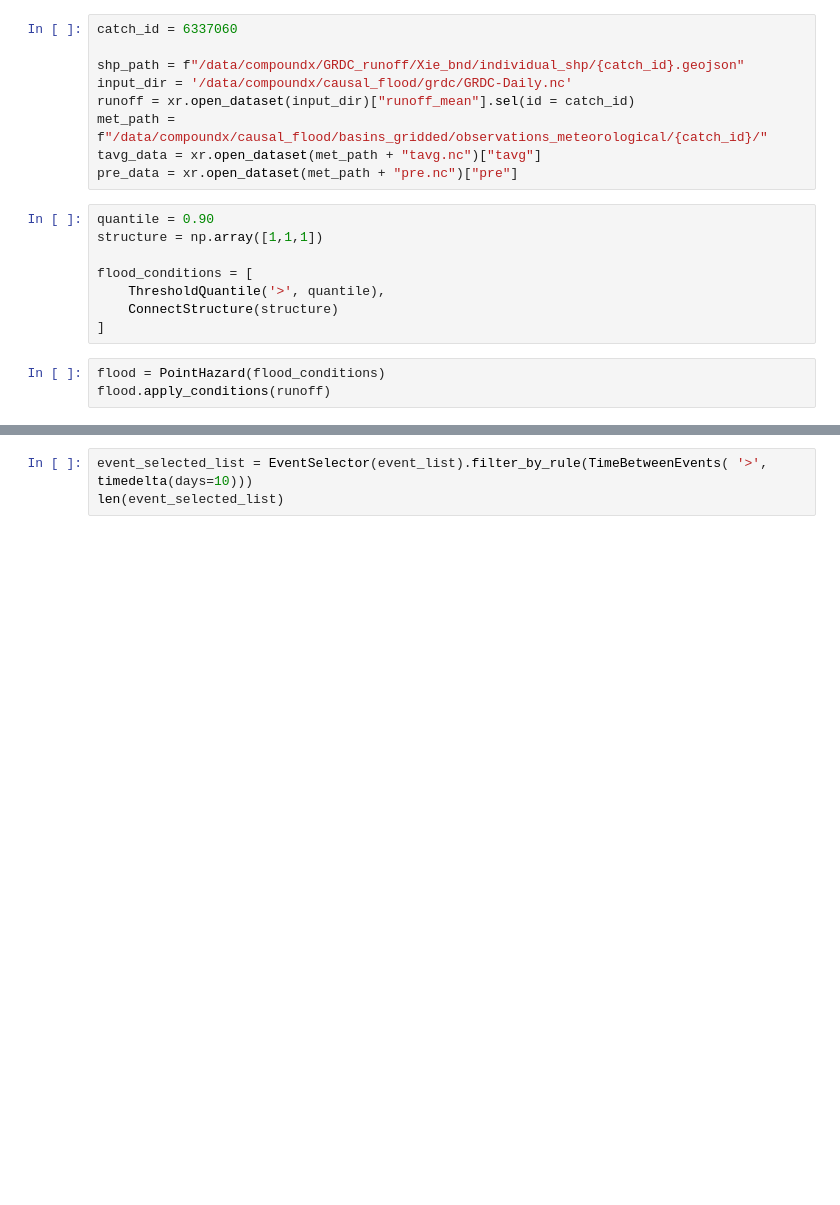
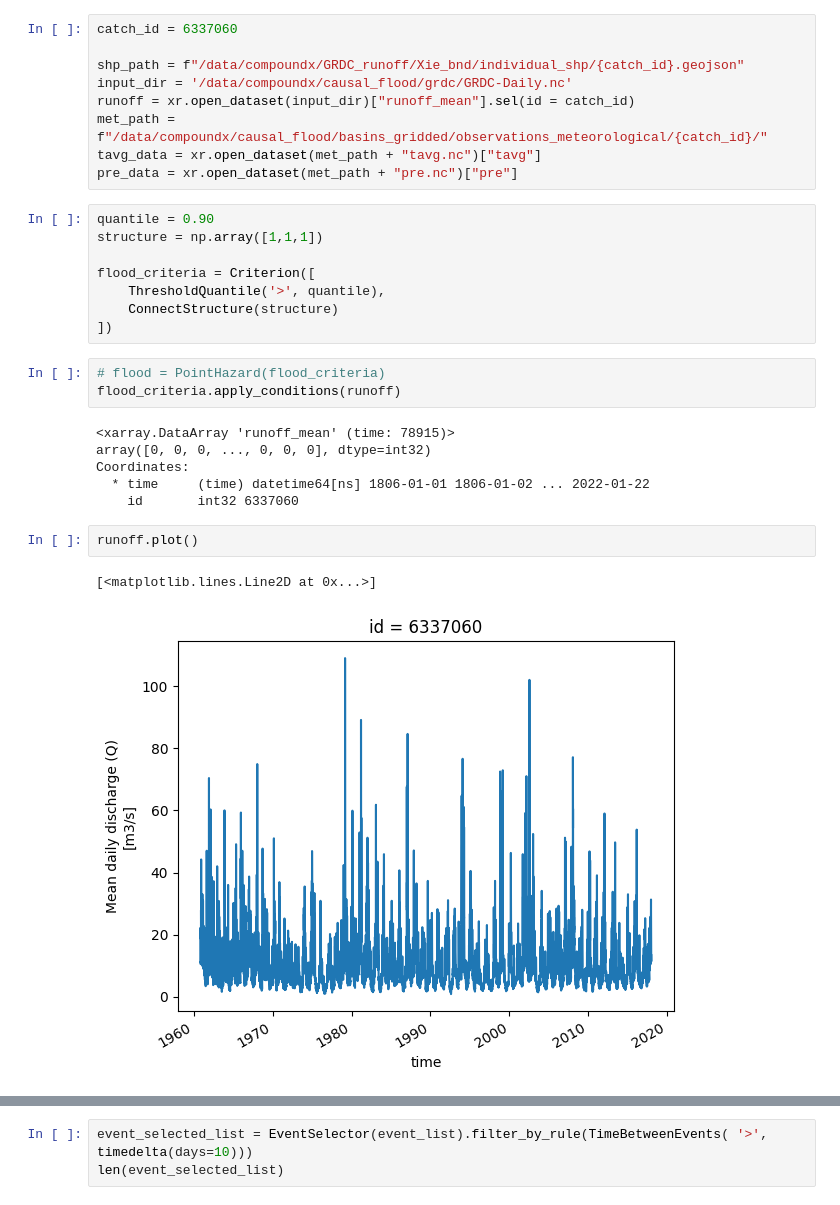
Before and after one commit to ClimAI/climpy, a Jupyter notebook: test_peter_floods.ipynb, the cells around one changed output, grey strips where cells are left out. Saved outputs shown, nothing was run; the diff lists cells and outputs as text; blank space fills up the shorter version.

```diff
--- a/test_peter_floods.ipynb
+++ b/test_peter_floods.ipynb
@@ -26,12 +26,23 @@ pre_data = xr.open_dataset(met_path + "pre.nc")["pre"]
 quantile = 0.90
 structure = np.array([1,1,1])
 
-flood_conditions = [
+flood_criteria = Criterion([
     ThresholdQuantile('>', quantile),
     ConnectStructure(structure)
-]
+])
 # %%
-flood = PointHazard(flood_conditions)
-flood.apply_conditions(runoff)
+# flood = PointHazard(flood_criteria)
+flood_criteria.apply_conditions(runoff)
+# %% [output]
+<xarray.DataArray 'runoff_mean' (time: 78915)>
+array([0, 0, 0, ..., 0, 0, 0], dtype=int32)
+Coordinates:
+  * time     (time) datetime64[ns] 1806-01-01 1806-01-02 ... 2022-01-22
+    id       int32 6337060
+# %%
+runoff.plot()
+# %% [output]
+[<matplotlib.lines.Line2D at 0x...>]
+[figure, added]
 # %%
 event_list = flood.all_events()
```
Also changed, not shown: parts of 6 cells of this notebook, 10 other files.
